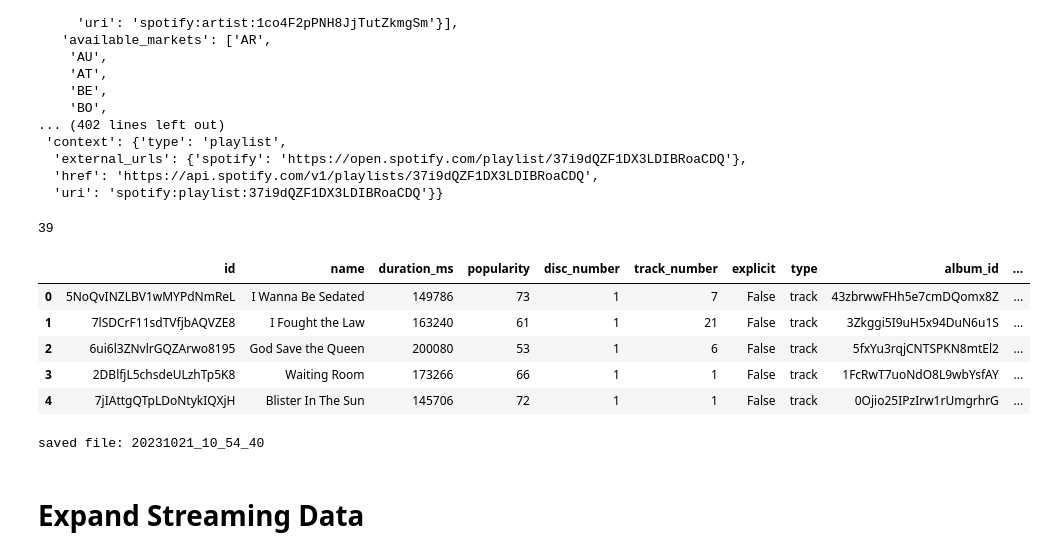
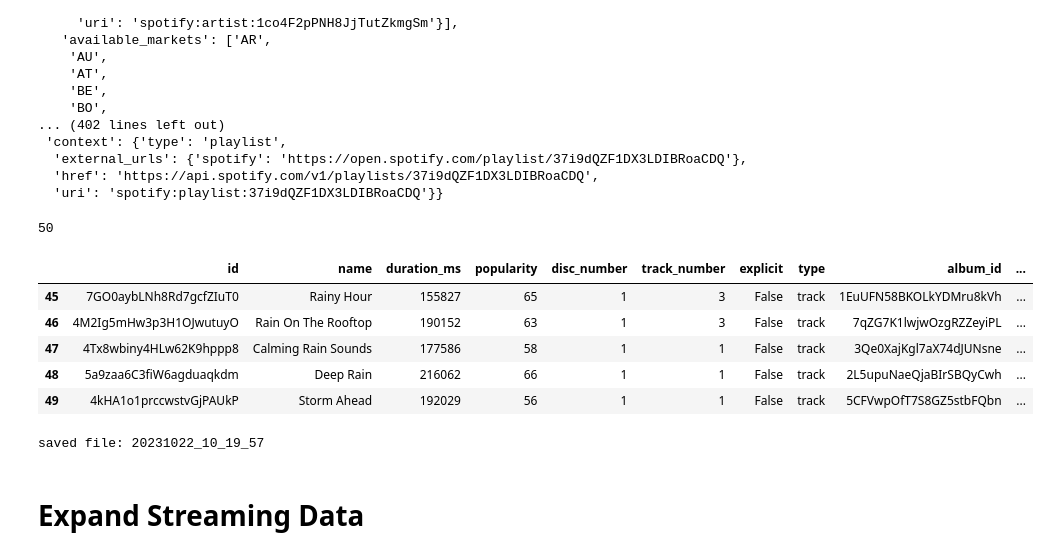
Before and after one commit to spryger-zz/explore_spotify, a Jupyter notebook: spotify_data_analysis.ipynb, the cells around one changed output. Saved outputs shown, nothing was run; the diff lists cells and outputs as text; code cells hidden in the pictures.

```diff
--- a/spotify_data_analysis.ipynb
+++ b/spotify_data_analysis.ipynb
@@ -46,7 +49,2 @@ from dateutil import tz
 # %% [markdown]
 ## Pick your auth version
-# %%
-user_id = 'brian.cross741'
-auth_manager = SpotifyClientCredentials()
-sp = spotipy.Spotify(auth_manager=auth_manager)
-#sp = spotipy.Spotify(auth_manager=SpotifyOAuth(scope=scope))
@@ -298,20 +301,20 @@ new_recently_played = get_new_recently_played()
 # %%
 len(new_recently_played)
 # %% [output]
-39
+50
 # %%
-new_recently_played.head()
+new_recently_played.tail()
 # %% [output]
 |  | id | name | duration_ms | popularity | disc_number | track_number | explicit | type | album_id | ... |
-| 0 | 5NoQvINZLBV1wMYPdNmReL | I Wanna Be Sedated | 149786 | 73 | 1 | 7 | False | track | 43zbrwwFHh5e7cmDQomx8Z | ... |
-| 1 | 7lSDCrF11sdTVfjbAQVZE8 | I Fought the Law | 163240 | 61 | 1 | 21 | False | track | 3Zkggi5I9uH5x94DuN6u1S | ... |
-| 2 | 6ui6l3ZNvlrGQZArwo8195 | God Save the Queen | 200080 | 53 | 1 | 6 | False | track | 5fxYu3rqjCNTSPKN8mtEl2 | ... |
-| 3 | 2DBlfjL5chsdeULzhTp5K8 | Waiting Room | 173266 | 66 | 1 | 1 | False | track | 1FcRwT7uoNdO8L9wbYsfAY | ... |
-| 4 | 7jIAttgQTpLDoNtykIQXjH | Blister In The Sun | 145706 | 72 | 1 | 1 | False | track | 0Ojio25IPzIrw1rUmgrhrG | ... |
+| 45 | 7GO0aybLNh8Rd7gcfZIuT0 | Rainy Hour | 155827 | 65 | 1 | 3 | False | track | 1EuUFN58BKOLkYDMru8kVh | ... |
+| 46 | 4M2Ig5mHw3p3H1OJwutuyO | Rain On The Rooftop | 190152 | 63 | 1 | 3 | False | track | 7qZG7K1lwjwOzgRZZeyiPL | ... |
+| 47 | 4Tx8wbiny4HLw62K9hppp8 | Calming Rain Sounds | 177586 | 58 | 1 | 1 | False | track | 3Qe0XajKgl7aX74dJUNsne | ... |
+| 48 | 5a9zaa6C3fiW6agduaqkdm | Deep Rain | 216062 | 66 | 1 | 1 | False | track | 2L5upuNaeQjaBIrSBQyCwh | ... |
+| 49 | 4kHA1o1prccwstvGjPAUkP | Storm Ahead | 192029 | 56 | 1 | 1 | False | track | 5CFVwpOfT7S8GZ5stbFQbn | ... |
 # %%
 save_new_recently_played(new_recently_played)
 # %% [output]
-saved file: 20231021_10_54_40
+saved file: 20231022_10_19_57
 # %% [markdown]
 # Expand Streaming Data
 # %%
```
Also changed, not shown: parts of 39 cells of this notebook.
